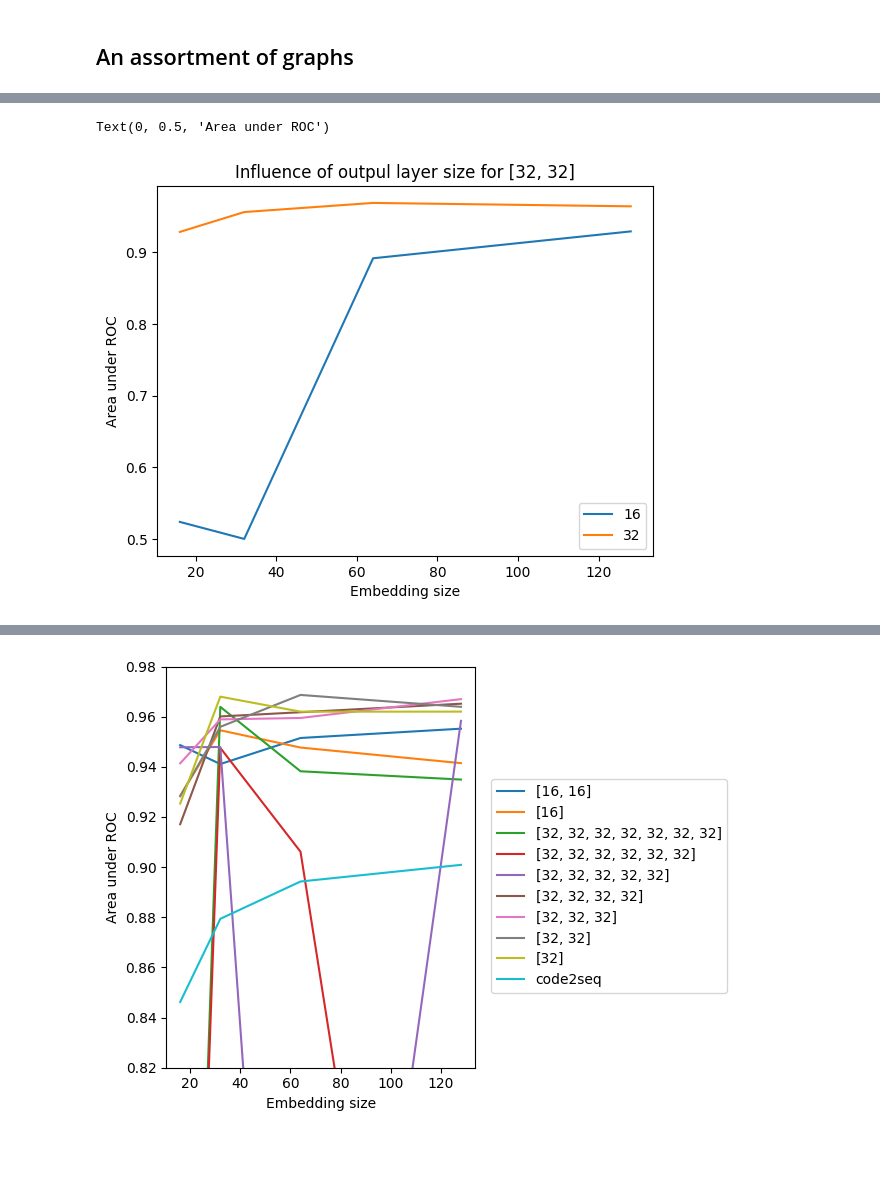
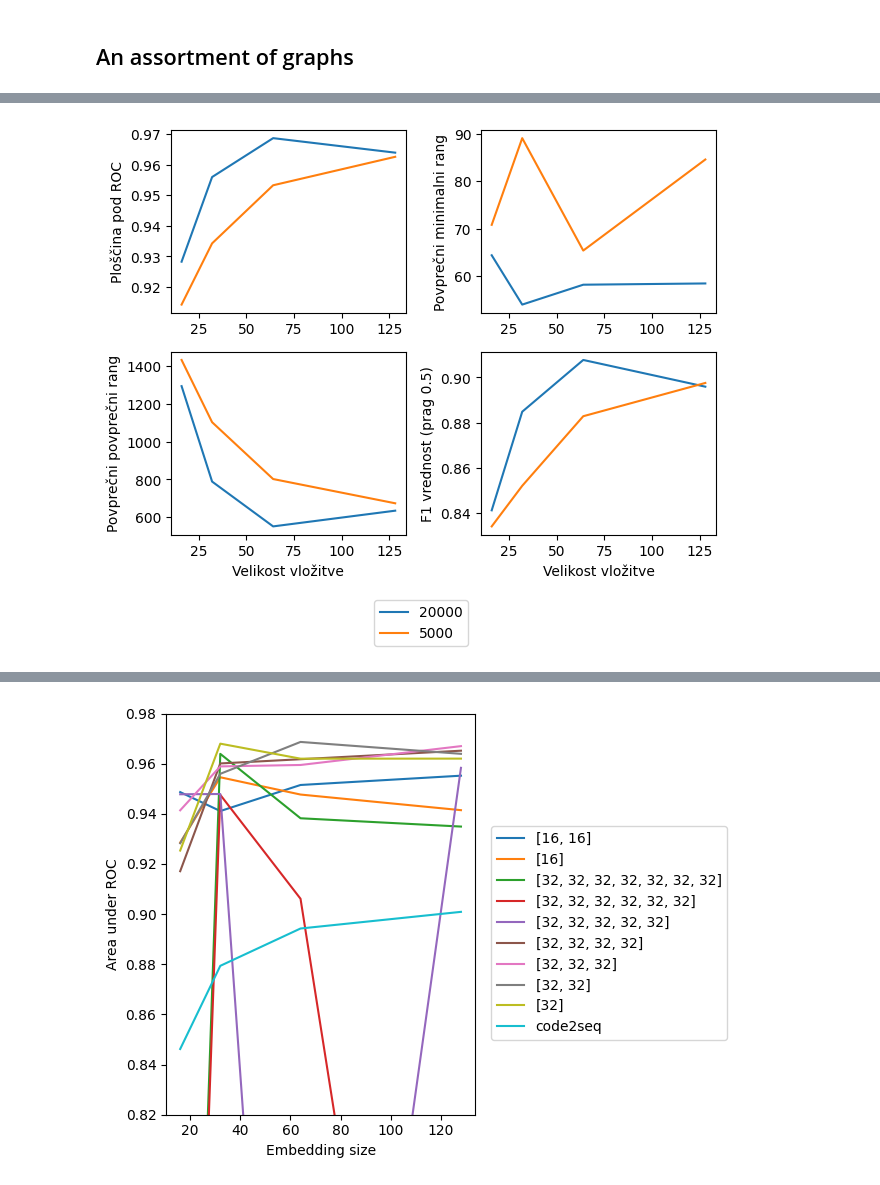
Before and after one commit to nikerzetic/mlfmf-data, a Jupyter notebook: experiment_analysis.ipynb, the cells around one changed output, grey strips where cells are left out. Drawn from its saved outputs; the diff is of its cells as text; code cells hidden in the pictures; blank space fills up the shorter version.

```diff
--- a/experiment_analysis.ipynb
+++ b/experiment_analysis.ipynb
@@ -270,21 +373,44 @@ Text(0, 0.5, 'Area under ROC')
-# %%
-for N in GNN_results.out_size.unique():
-    criterion1 = (
-        (GNN_results["hidden_size"] == "[32, 32]")
-        & (GNN_results["out_size"] == N)
-        & (GNN_results["n_epochs"] == 20000)
-    )
-    if GNN_results[criterion1].empty:
-        continue
-    plt.plot(
-        GNN_results[criterion1]["embeddings_size"],
-        GNN_results[criterion1]["area_under_roc"],
-        label=N,
-    )
-plt.legend()
-plt.title("Influence of outpul layer size for [32, 32]")
-plt.xlabel("Embedding size")
-plt.ylabel("Area under ROC")
-# %% [output]
-Text(0, 0.5, 'Area under ROC')
-[figure, removed]
+# %%
+fig, axs = plt.subplots(2, 2)
+for N in GNN_results.n_epochs.unique():
+    criterion1 = (
+        (GNN_results["hidden_size"] == "[32, 32]")
+        & (GNN_results["out_size"] == 32)
+        & (GNN_results["n_epochs"] == N)
+    )
+
+    axs[0, 0].plot(
+        GNN_results[criterion1]["embeddings_size"],
+        GNN_results[criterion1]["area_under_roc"],
+        label=N,
+    )
+    axs[0, 0].set(ylabel="Ploščina pod ROC")
+
+    axs[0, 1].plot(
+        GNN_results[criterion1]["embeddings_size"],
+        GNN_results[criterion1]["avg_min_rank"],
+    )
+    axs[0, 1].set(ylabel="Povprečni minimalni rang")
+
+    axs[1, 0].plot(
+        GNN_results[criterion1]["embeddings_size"],
+        GNN_results[criterion1]["avg_mean_rank"],
+    )
+    axs[1, 0].set(ylabel="Povprečni povprečni rang", xlabel="Velikost vložitve")
+
+    axs[1, 1].plot(
+        GNN_results[criterion1]["embeddings_size"],
+        GNN_results[criterion1]["f1_0.5"],
+    )
+    axs[1, 1].set(ylabel="F1 vrednost (prag 0.5)", xlabel="Velikost vložitve")
+
+# fig.legend(loc=8)
+# fig.subplots_adjust(bottom=0.2)
+fig.legend(bbox_to_anchor=(0.6, 0))
+fig.tight_layout()
+plt.savefig(
+    os.path.join(image_dir, "gnn-epochs-influence.png"), bbox_inches="tight", dpi=400
+)
+plt.show()
+# %% [output]
+[figure, added]
```
Also changed, not shown: parts of 31 cells of this notebook.
